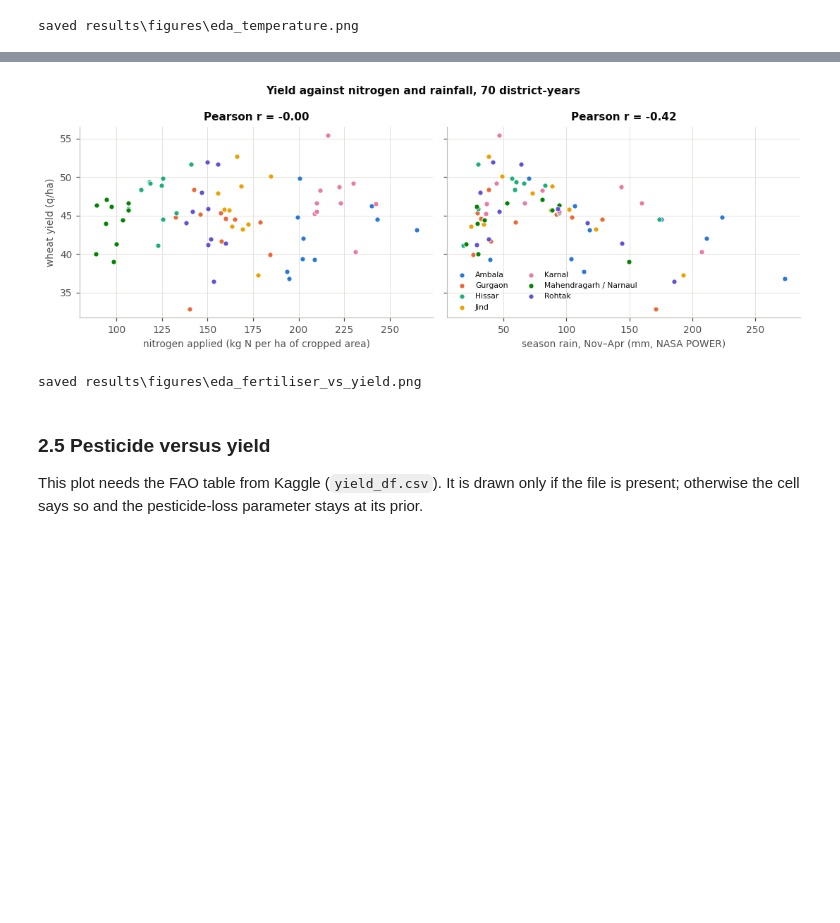
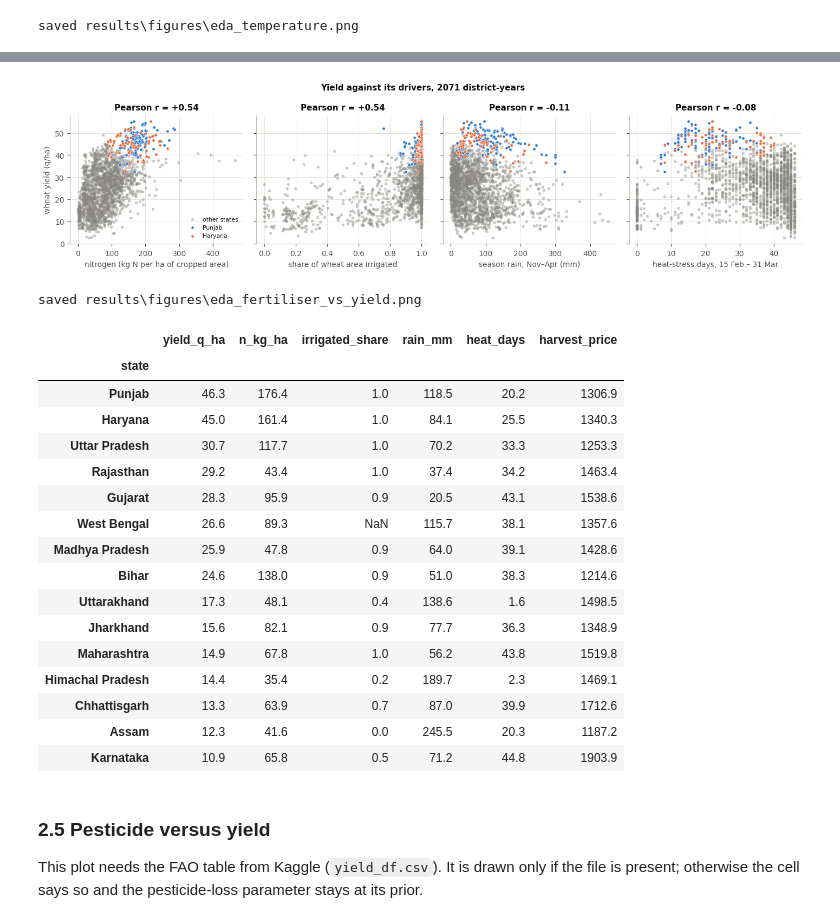
Before and after one commit to Harshita772/FarmRL, a Jupyter notebook: notebooks/FarmRL_main.ipynb, the cells around one changed output, grey strips where cells are left out. Cells and saved outputs as stored; diff of their text form; code cells hidden in the pictures; blank space fills up the shorter version.

Commit message:
Documented the pipeline and dashboard; reran notebook on the pooled panel

```diff
--- a/notebooks/FarmRL_main.ipynb
+++ b/notebooks/FarmRL_main.ipynb
@@ -239,0 +225,20 @@ is clearly *negatively* related to yield in this irrigated system.
+# %%
+state_year = icrisat.groupby(["state", "year"])["yield_q_ha"].mean().unstack("state")
+order = state_year.mean().sort_values(ascending=False).index
+fig, axes = plt.subplots(1, 2, figsize=(10.5, 3.8), gridspec_kw={"width_ratios": [1.5, 1]})
+ax = axes[0]
+for s in order:
+    focus = s.lower() in (REGION.lower(), "haryana")
+    ax.plot(state_year.index, state_year[s], color=COLORS[0] if s.lower() == REGION.lower() else COLORS[1] if focus else "#c3c2b7",
+            lw=2.2 if focus else 1, marker="o" if focus else None, ms=3, zorder=3 if focus else 2)
+    ax.text(state_year.index[-1] + 0.1, state_year[s].dropna().iloc[-1], s, fontsize=6.5, va="center",
+            color="#0b0b0b" if focus else "#52514e")
+ax.set(xlabel="year (sowing)", ylabel="wheat yield (q/ha)", title="Mean district wheat yield by state (ICRISAT)")
+ax.set_xlim(state_year.index.min() - 0.3, state_year.index.max() + 2.6)
+ax = axes[1]
+counts = icrisat.groupby("state")["district"].nunique().loc[order][::-1]
+ax.barh(counts.index, counts.values, color=[COLORS[0] if s.lower() == REGION.lower() else "#898781" for s in counts.index], height=0.7)
+ax.set(xlabel="districts in the panel", title="Panel size by state")
+ax.grid(axis="y", visible=False)
+fig.tight_layout()
+show(fig, "eda_yield_trends")
@@ -240,19 +262,43 @@ is clearly *negatively* related to yield in this irrigated system.
 # %%
-fig, axes = plt.subplots(1, 2, figsize=(10, 3.6), sharey=True)
-for ax, col, xlabel in [(axes[0], "n_kg_ha", "nitrogen applied (kg N per ha of cropped area)"),
-                        (axes[1], "rain_mm", "season rain, Nov–Apr (mm, NASA POWER)")]:
-    for color, (district, g) in zip(COLORS, fit_table.groupby("district")):
-        ax.scatter(g[col], g["yield_q_ha"], s=22, color=color, edgecolor="white", lw=0.6, label=district)
-    r = fit_table[[col, "yield_q_ha"]].corr().iloc[0, 1]
-    ax.set(xlabel=xlabel, title=f"Pearson r = {r:+.2f}")
+drivers = [("n_kg_ha", "nitrogen (kg N per ha of cropped area)"), ("irrigated_share", "share of wheat area irrigated"),
+           ("rain_mm", "season rain, Nov–Apr (mm)"), ("heat_days", "heat-stress days, 15 Feb – 31 Mar")]
+focus_states = [REGION.title(), "Haryana"] if REGION.lower() != "haryana" else ["Haryana"]
+fig, axes = plt.subplots(1, 4, figsize=(13, 3.3), sharey=True)
+for ax, (col, xlabel) in zip(axes, drivers):
+    d = fit_table.dropna(subset=[col])
+    rest = d[~d["state"].isin(focus_states)]
+    ax.scatter(rest[col], rest["yield_q_ha"], s=7, color="#898781", alpha=0.35, label="other states")
+    for c, s_name in zip(COLORS, focus_states):
+        g = d[d["state"] == s_name]
+        ax.scatter(g[col], g["yield_q_ha"], s=12, color=c, edgecolor="white", lw=0.4, label=s_name)
+    ax.set(xlabel=xlabel, title=f"Pearson r = {d[[col, 'yield_q_ha']].corr().iloc[0, 1]:+.2f}")
 axes[0].set_ylabel("wheat yield (q/ha)")
-axes[1].legend(fontsize=7, loc="lower left", ncol=2)
-fig.suptitle("Yield against nitrogen and rainfall, 70 district-years", fontsize=10, fontweight="bold")
+axes[0].legend(fontsize=7, loc="lower right")
+fig.suptitle(f"Yield against its drivers, {len(fit_table)} district-years", fontsize=10, fontweight="bold")
 fig.tight_layout()
 show(fig, "eda_fertiliser_vs_yield")
+display(fit_table.groupby("state")[["yield_q_ha", "n_kg_ha", "irrigated_share", "rain_mm", "heat_days", "harvest_price"]].mean().round(1)
+        .sort_values("yield_q_ha", ascending=False))
 # %% [output]
-[figure, old version]
+[figure, new version]
 saved results\figures\eda_fertiliser_vs_yield.png
+|  | yield_q_ha | n_kg_ha | irrigated_share | rain_mm | heat_days | harvest_price |
+| state |  |  |  |  |  |  |
+| Punjab | 46.3 | 176.4 | 1.0 | 118.5 | 20.2 | 1306.9 |
+| Haryana | 45.0 | 161.4 | 1.0 | 84.1 | 25.5 | 1340.3 |
+| Uttar Pradesh | 30.7 | 117.7 | 1.0 | 70.2 | 33.3 | 1253.3 |
+| Rajasthan | 29.2 | 43.4 | 1.0 | 37.4 | 34.2 | 1463.4 |
+| Gujarat | 28.3 | 95.9 | 0.9 | 20.5 | 43.1 | 1538.6 |
+| West Bengal | 26.6 | 89.3 | NaN | 115.7 | 38.1 | 1357.6 |
+| Madhya Pradesh | 25.9 | 47.8 | 0.9 | 64.0 | 39.1 | 1428.6 |
+| Bihar | 24.6 | 138.0 | 0.9 | 51.0 | 38.3 | 1214.6 |
+| Uttarakhand | 17.3 | 48.1 | 0.4 | 138.6 | 1.6 | 1498.5 |
+| Jharkhand | 15.6 | 82.1 | 0.9 | 77.7 | 36.3 | 1348.9 |
+| Maharashtra | 14.9 | 67.8 | 1.0 | 56.2 | 43.8 | 1519.8 |
+| Himachal Pradesh | 14.4 | 35.4 | 0.2 | 189.7 | 2.3 | 1469.1 |
+| Chhattisgarh | 13.3 | 63.9 | 0.7 | 87.0 | 39.9 | 1712.6 |
+| Assam | 12.3 | 41.6 | 0.0 | 245.5 | 20.3 | 1187.2 |
+| Karnataka | 10.9 | 65.8 | 0.5 | 71.2 | 44.8 | 1903.9 |
 # %% [markdown]
 ### 2.5 Pesticide versus yield
 
```
Also changed, not shown: parts of 33 cells of this notebook, 1 other file.
